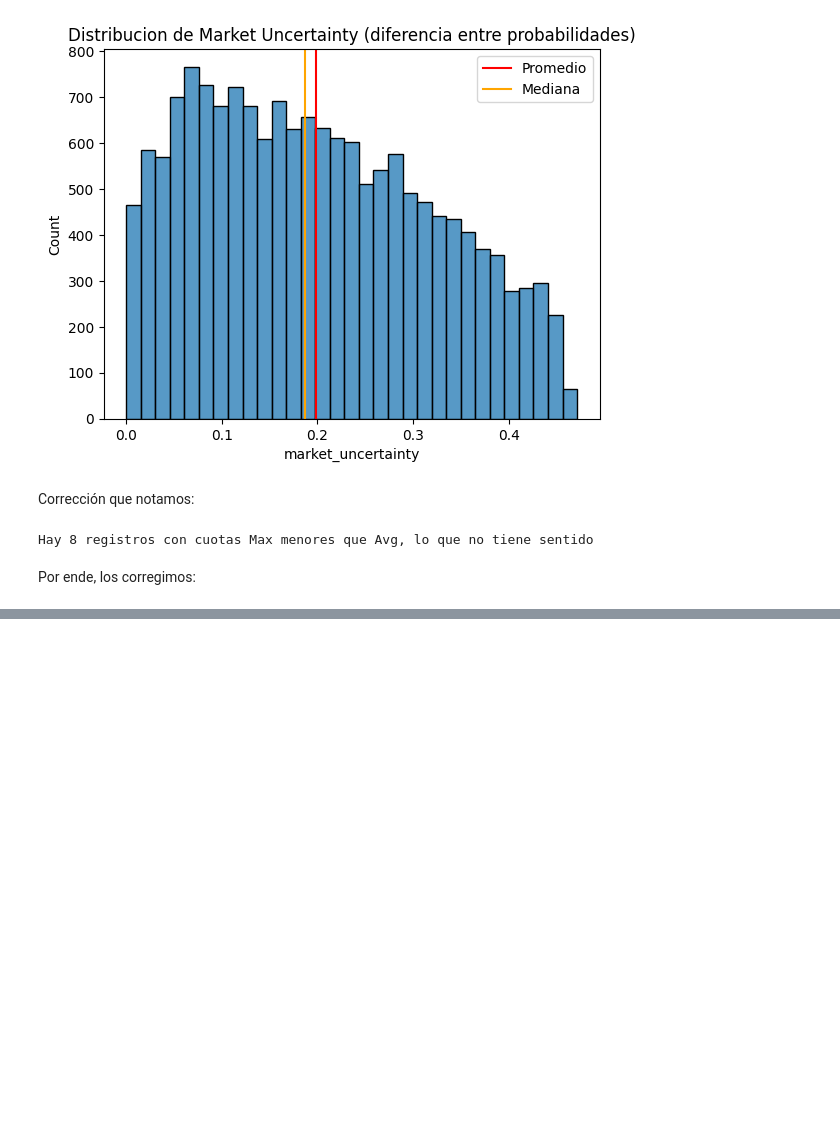
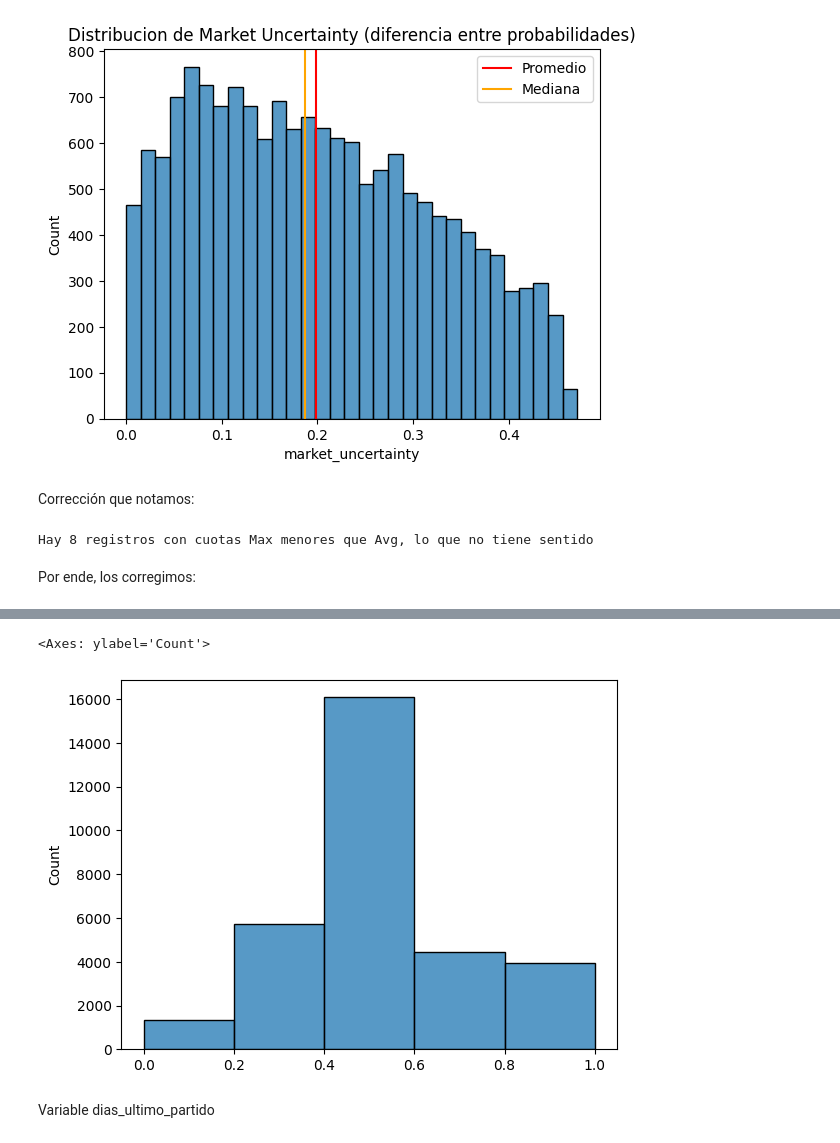
Before and after one commit to ichiP245/my-next-soderling, a Jupyter notebook: Notebooks/FullEDA.ipynb, the cells around one changed output, grey strips where cells are left out. Cells and saved outputs as stored; diff of their text form; code cells hidden in the pictures; blank space fills up the shorter version.

```diff
--- a/Notebooks/FullEDA.ipynb
+++ b/Notebooks/FullEDA.ipynb
@@ -175,0 +203,9 @@ df.loc[(df['MaxB'] - df['AvgB']) < 0, 'MaxB'] = df.loc[(df['MaxB'] - df['AvgB'])
+# %%
+winrate_10 = pd.concat([df['winrate_10_A'] , df['winrate_10_B']], axis=0).dropna()
+# %%
+sns.histplot(winrate_10, bins=5)
+# %% [output]
+<Axes: ylabel='Count'>
+[figure, added]
+# %% [markdown]
+Variable dias_ultimo_partido
```
Also changed, not shown: parts of 40 cells of this notebook, 1 other file.
